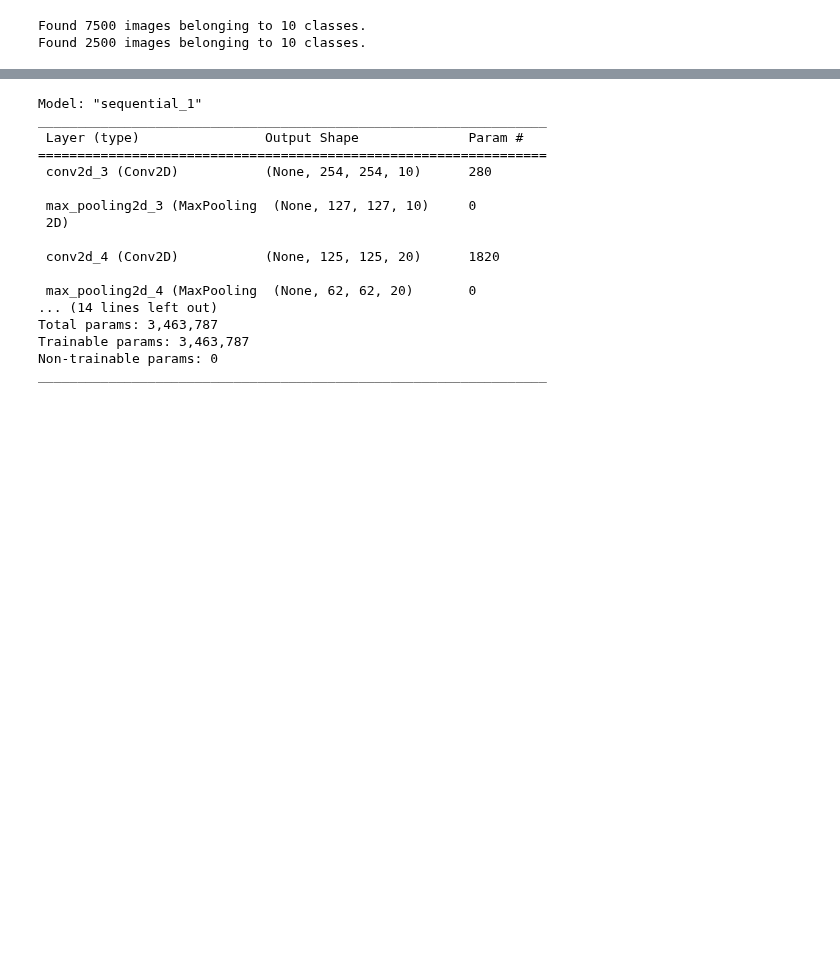
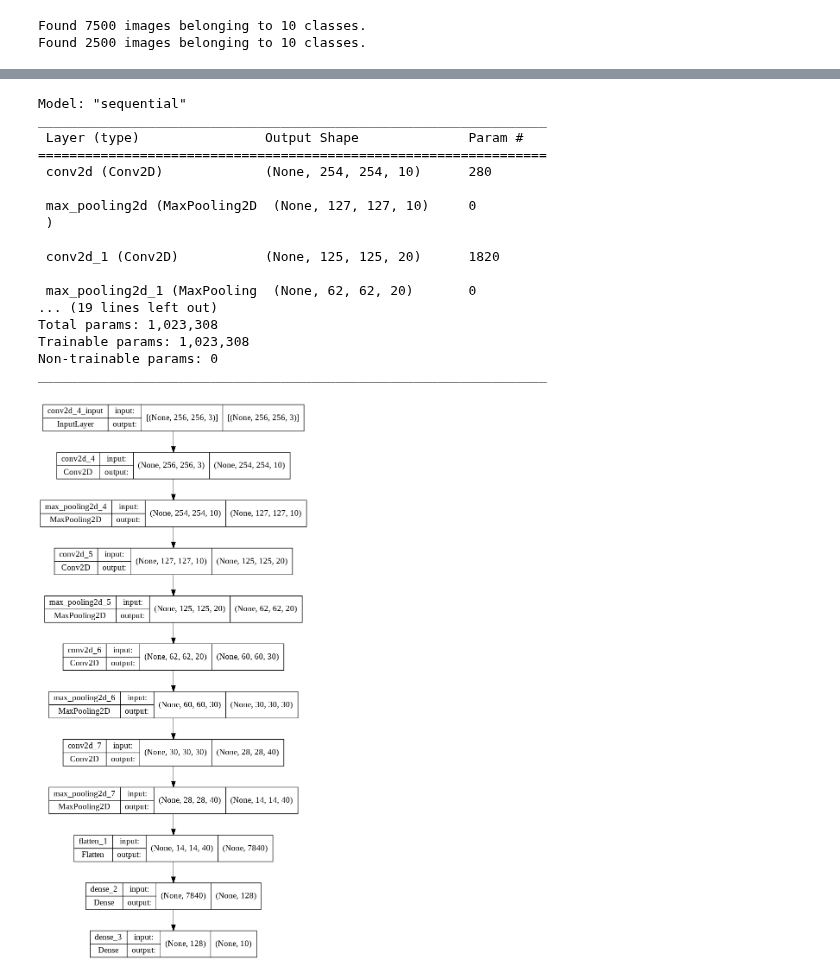
Before and after one commit to hamednasr/tensorflow, a Jupyter notebook: 03_computer_vision_with_TensorFlow.ipynb, the cells around one changed output, grey strips where cells are left out. Saved outputs shown, nothing was run; the diff lists cells and outputs as text; code cells hidden in the pictures; blank space fills up the shorter version.

```diff
--- a/03_computer_vision_with_TensorFlow.ipynb
+++ b/03_computer_vision_with_TensorFlow.ipynb
@@ -633,9 +633,12 @@ model_catg = Sequential([
               Conv2D(filters=30,kernel_size=3,activation='relu'),
               MaxPool2D(),
 
+              Conv2D(filters=40,kernel_size=3,activation='relu'),
+              MaxPool2D(),
+
               Flatten(),
               Dense(128, activation='relu'),
-              Dense(1, activation='softmax')
+              Dense(10, activation='softmax')
 ])
 
 model_catg.compile(loss = losses.CategoricalCrossentropy(),
@@ -645,21 +648,25 @@ model_catg.compile(loss = losses.CategoricalCrossentropy(),
 model_catg.build()
 model_catg.summary()
 # %% [output]
-Model: "sequential_1"
+Model: "sequential"
 _________________________________________________________________
  Layer (type)                Output Shape              Param #
 =================================================================
- conv2d_3 (Conv2D)           (None, 254, 254, 10)      280
+ conv2d (Conv2D)             (None, 254, 254, 10)      280
 
- max_pooling2d_3 (MaxPooling  (None, 127, 127, 10)     0
- 2D)
+ max_pooling2d (MaxPooling2D  (None, 127, 127, 10)     0
+ )
 
- conv2d_4 (Conv2D)           (None, 125, 125, 20)      1820
+ conv2d_1 (Conv2D)           (None, 125, 125, 20)      1820
 
- max_pooling2d_4 (MaxPooling  (None, 62, 62, 20)       0
-... (14 lines left out)
-Total params: 3,463,787
-Trainable params: 3,463,787
+ max_pooling2d_1 (MaxPooling  (None, 62, 62, 20)       0
+... (19 lines left out)
+Total params: 1,023,308
+Trainable params: 1,023,308
 Non-trainable params: 0
 _________________________________________________________________
+# %%
+tf.keras.utils.plot_model(model_catg,show_shapes=True)
+# %% [output]
+[figure, added]
 # %%
```
Also changed, not shown: parts of 8 cells of this notebook.
